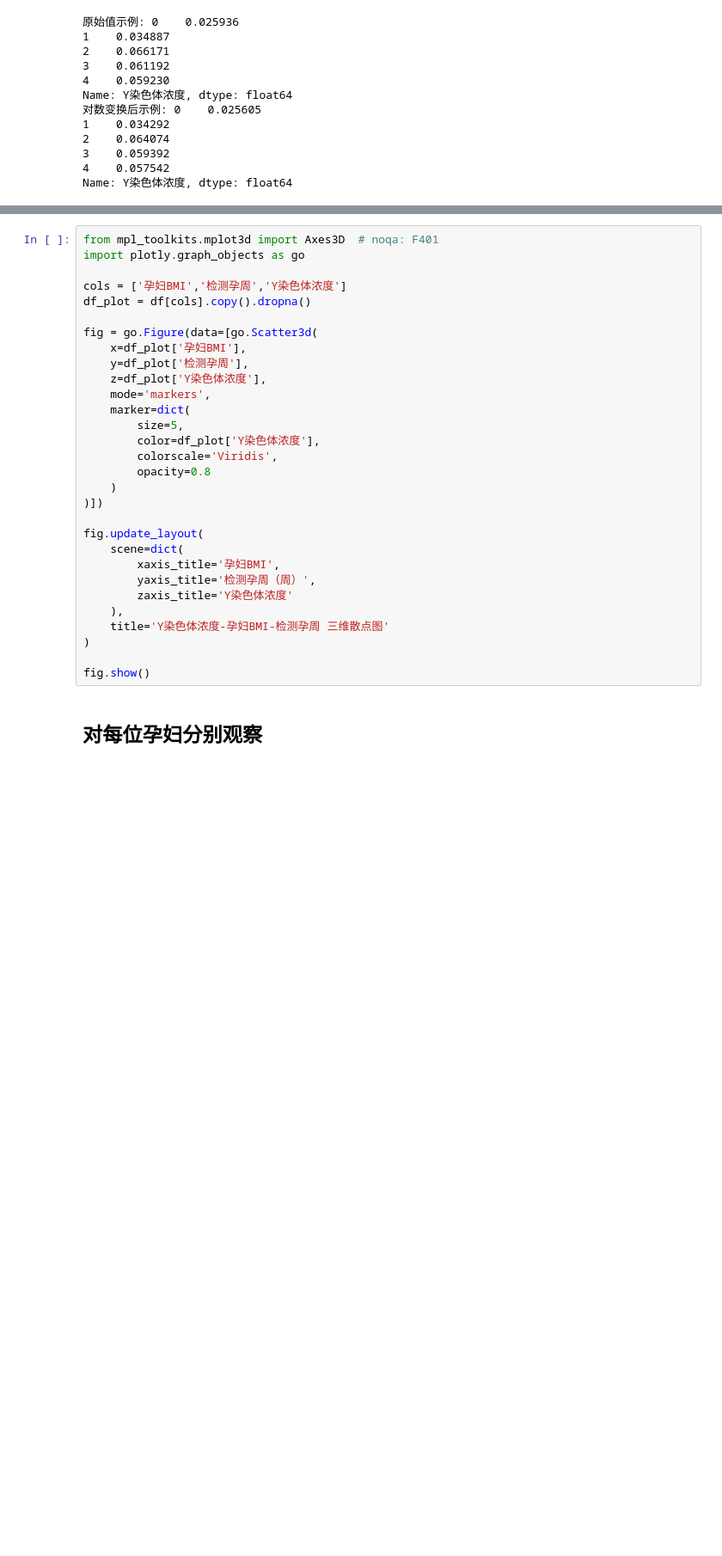
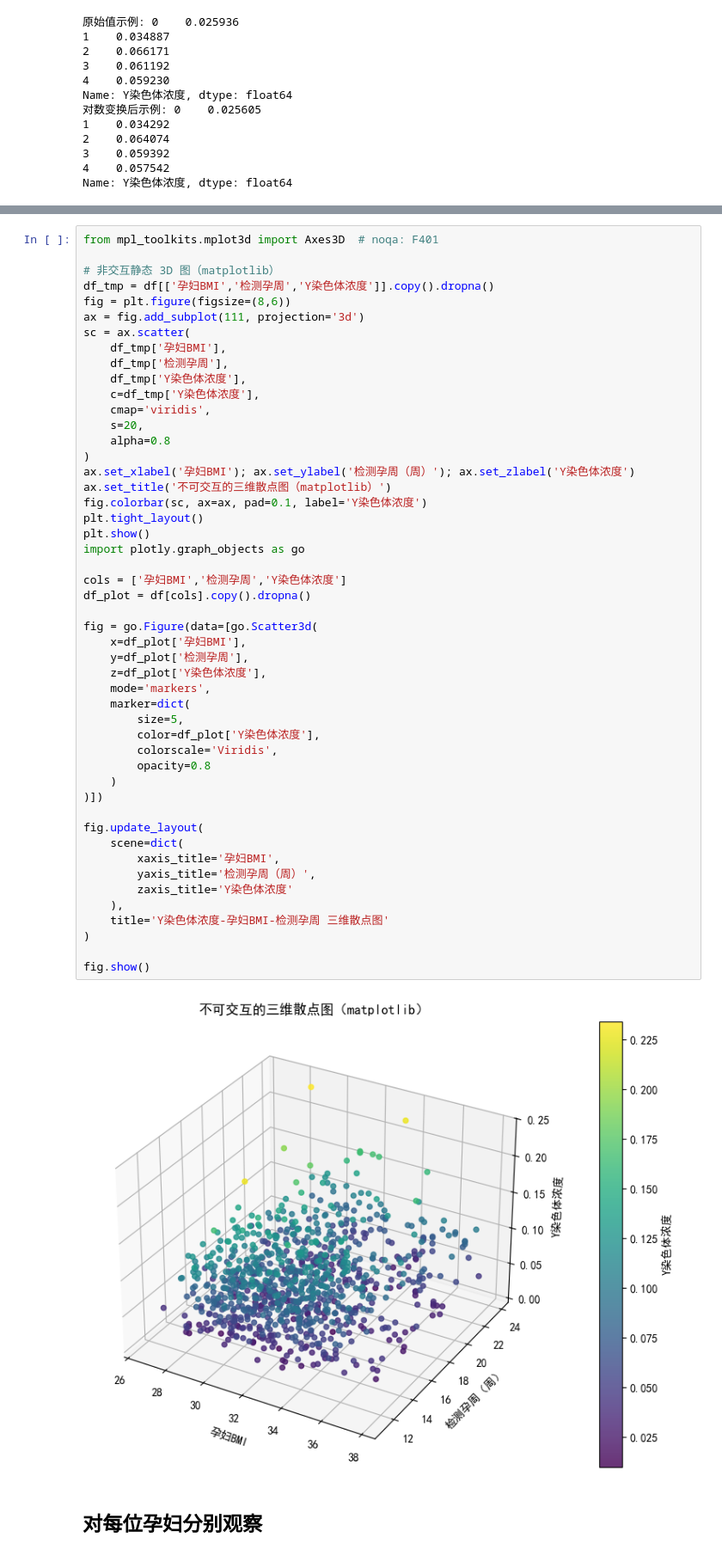
Before and after one commit to George-Zheng-1013/prenatal-testing, a Jupyter notebook: Q1/Q1_final.ipynb, the cells around one changed output, grey strips where cells are left out. Shown at 86% size. Cells and saved outputs as stored; diff of their text form; blank space fills up the shorter version.

```diff
--- a/Q1/Q1_final.ipynb
+++ b/Q1/Q1_final.ipynb
@@ -104,34 +104,55 @@ plt.show()
 [figure]
 # %%
 from mpl_toolkits.mplot3d import Axes3D  # noqa: F401
+
+# 非交互静态 3D 图（matplotlib）
+df_tmp = df[['孕妇BMI','检测孕周','Y染色体浓度']].copy().dropna()
+fig = plt.figure(figsize=(8,6))
+ax = fig.add_subplot(111, projection='3d')
+sc = ax.scatter(
+    df_tmp['孕妇BMI'],
+    df_tmp['检测孕周'],
+    df_tmp['Y染色体浓度'],
+    c=df_tmp['Y染色体浓度'],
+    cmap='viridis',
+    s=20,
+    alpha=0.8
+)
+ax.set_xlabel('孕妇BMI'); ax.set_ylabel('检测孕周（周）'); ax.set_zlabel('Y染色体浓度')
+ax.set_title('不可交互的三维散点图（matplotlib）')
+fig.colorbar(sc, ax=ax, pad=0.1, label='Y染色体浓度')
+plt.tight_layout()
+plt.show()
 import plotly.graph_objects as go
 
 cols = ['孕妇BMI','检测孕周','Y染色体浓度']
 df_plot = df[cols].copy().dropna()
 
 fig = go.Figure(data=[go.Scatter3d(
     x=df_plot['孕妇BMI'],
     y=df_plot['检测孕周'],
     z=df_plot['Y染色体浓度'],
     mode='markers',
     marker=dict(
         size=5,
         color=df_plot['Y染色体浓度'],
         colorscale='Viridis',
         opacity=0.8
     )
 )])
 
 fig.update_layout(
     scene=dict(
         xaxis_title='孕妇BMI',
         yaxis_title='检测孕周（周）',
         zaxis_title='Y染色体浓度'
     ),
     title='Y染色体浓度-孕妇BMI-检测孕周 三维散点图'
 )
 
 fig.show()
+# %% [output]
+[figure, added]
 # %% [markdown]
 ## 对每位孕妇分别观察
 # %%
```
Also changed, not shown: 1 other file.
